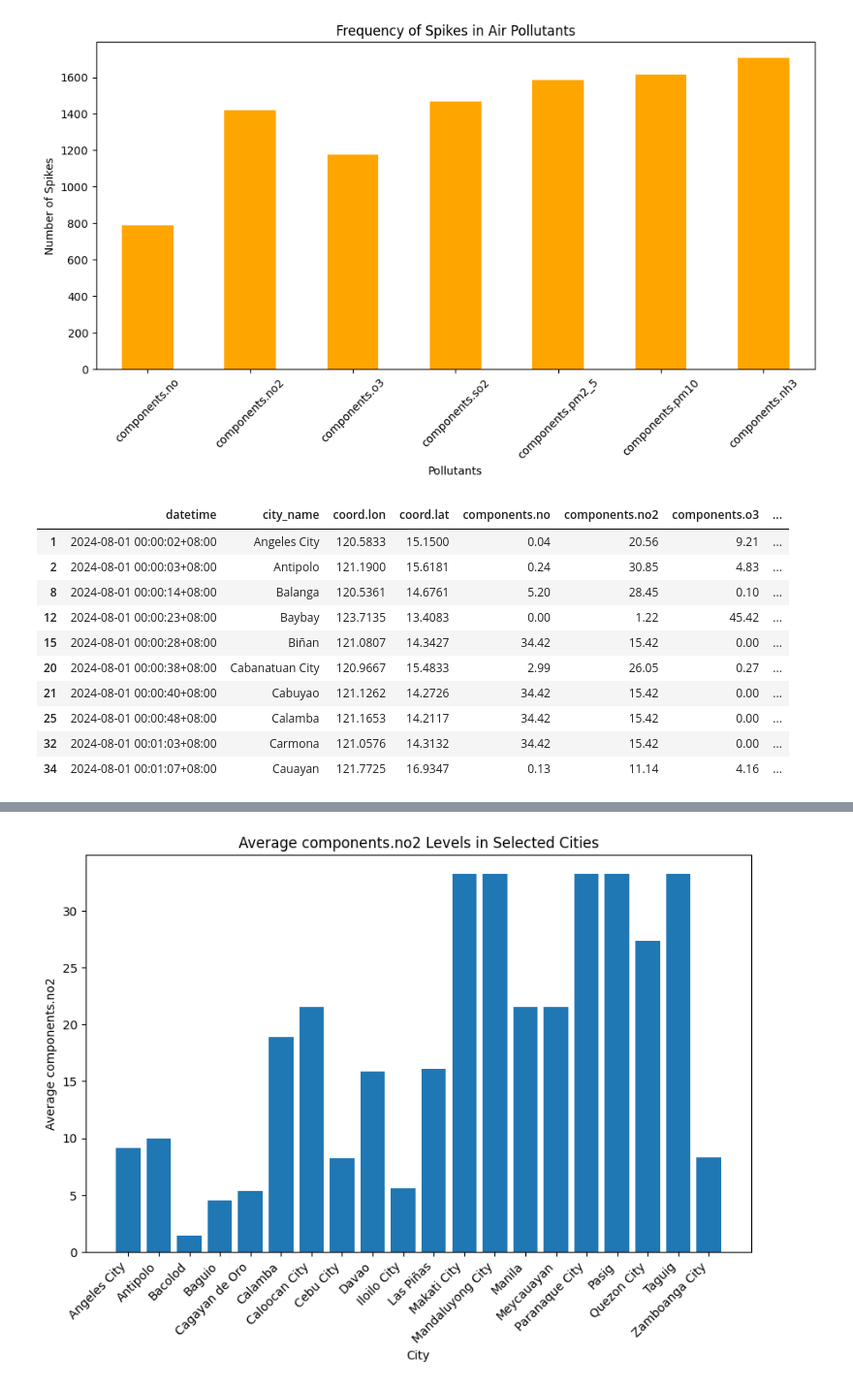
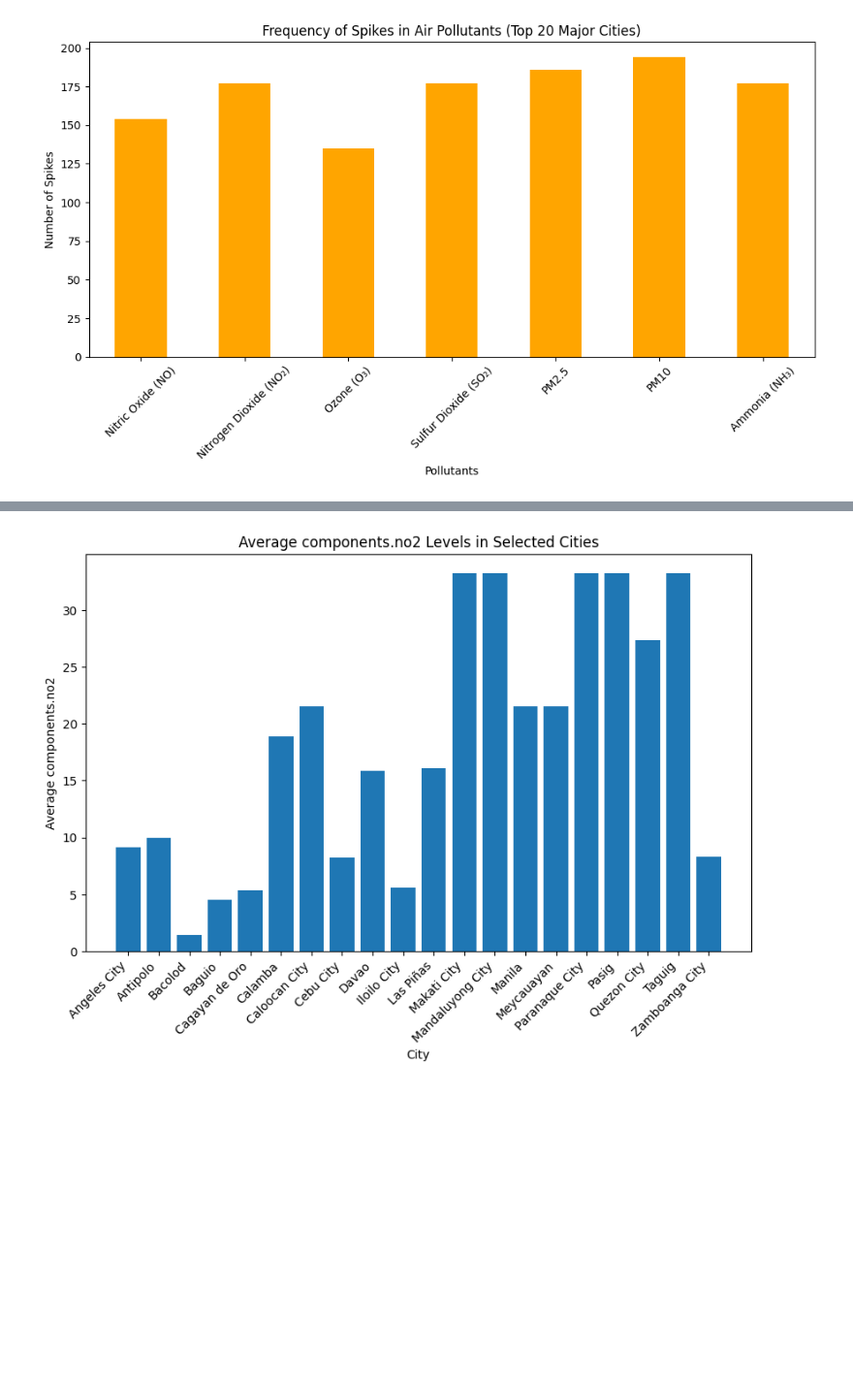
Before and after one commit to ParantarUrielAlexis/Spotify-Analysis, a Jupyter notebook: data.ipynb, the cells around one changed output, grey strips where cells are left out. Shown at 97% size. Saved outputs shown, nothing was run; the diff lists cells and outputs as text; code cells hidden in the pictures; blank space fills up the shorter version.

Commit message:
filtered for top 20 major cities

```diff
--- a/data.ipynb
+++ b/data.ipynb
@@ -228,51 +231,38 @@ For example, if the mean concentration for NO2 is 25 μg/m³ and the standard de
 Visualizing Frequent Spikes:
 Once spikes are detected, you can count how often each pollutant exceeds its threshold. This helps identify which pollutants experience frequent spikes, indicating potential air quality issues that may be linked to specific sources (e.g., traffic, industrial plants).
 # %%
-file_path = '202408_CombinedData.csv'
-data = pd.read_csv(file_path)
+import pandas as pd
+import matplotlib.pyplot as plt
+
+
 
 # Columns to analyze
-pollutants = ['components.no', 'components.no2', 'components.o3',
-              'components.so2', 'components.pm2_5', 'components.pm10', 'components.nh3']
+pollutants = ['Nitric Oxide (NO)', 'Nitrogen Dioxide (NO₂)', 'Ozone (O₃)',
+              'Sulfur Dioxide (SO₂)', 'PM2.5', 'PM10', 'Ammonia (NH₃)']
 
 # Calculate the mean and standard deviation for each pollutant
-mean_vals = data[pollutants].mean()
-std_vals = data[pollutants].std()
+mean_vals = filtered_data[pollutants].mean()
+std_vals = filtered_data[pollutants].std()
 
 # Set threshold for spikes: 2 standard deviations above the mean
 thresholds = mean_vals + 2 * std_vals
 
 # Identify rows where any pollutant exceeds its spike threshold
-spikes = data[(data[pollutants] > thresholds).any(axis=1)]
+spikes = filtered_data[(filtered_data[pollutants] > thresholds).any(axis=1)]
 
 # Count how often each pollutant spikes to assess 'frequent' pollutants
 spike_counts = (spikes[pollutants] > thresholds).sum()
 
 # Plot spike counts to visualize which pollutants spike more frequently
 spike_counts.plot(kind='bar', color='orange', figsize=(10, 6))
-plt.title('Frequency of Spikes in Air Pollutants')
+plt.title('Frequency of Spikes in Air Pollutants (Top 20 Major Cities)')
 plt.ylabel('Number of Spikes')
 plt.xlabel('Pollutants')
 plt.xticks(rotation=45)
 plt.tight_layout()
 plt.show()
-
-# Display rows where spikes occur to help identify sources
-spikes_with_coordinates = spikes[['datetime', 'city_name', 'coord.lon', 'coord.lat'] + pollutants]
-display(spikes_with_coordinates.head(10))
 # %% [output]
-[figure, old version]
+[figure, new version]
-|  | datetime | city_name | coord.lon | coord.lat | components.no | components.no2 | components.o3 | ... |
-| 1 | 2024-08-01 00:00:02+08:00 | Angeles City | 120.5833 | 15.1500 | 0.04 | 20.56 | 9.21 | ... |
-| 2 | 2024-08-01 00:00:03+08:00 | Antipolo | 121.1900 | 15.6181 | 0.24 | 30.85 | 4.83 | ... |
-| 8 | 2024-08-01 00:00:14+08:00 | Balanga | 120.5361 | 14.6761 | 5.20 | 28.45 | 0.10 | ... |
-| 12 | 2024-08-01 00:00:23+08:00 | Baybay | 123.7135 | 13.4083 | 0.00 | 1.22 | 45.42 | ... |
-| 15 | 2024-08-01 00:00:28+08:00 | Biñan | 121.0807 | 14.3427 | 34.42 | 15.42 | 0.00 | ... |
-| 20 | 2024-08-01 00:00:38+08:00 | Cabanatuan City | 120.9667 | 15.4833 | 2.99 | 26.05 | 0.27 | ... |
-| 21 | 2024-08-01 00:00:40+08:00 | Cabuyao | 121.1262 | 14.2726 | 34.42 | 15.42 | 0.00 | ... |
-| 25 | 2024-08-01 00:00:48+08:00 | Calamba | 121.1653 | 14.2117 | 34.42 | 15.42 | 0.00 | ... |
-| 32 | 2024-08-01 00:01:03+08:00 | Carmona | 121.0576 | 14.3132 | 34.42 | 15.42 | 0.00 | ... |
-| 34 | 2024-08-01 00:01:07+08:00 | Cauayan | 121.7725 | 16.9347 | 0.13 | 11.14 | 4.16 | ... |
 # %%
 desired_cities = ["Manila", "Quezon City", "Cebu City",
                   "Davao", "Makati City", "Taguig", "Pasig", "Calamba",
```
Also changed, not shown: parts of 12 cells of this notebook.
